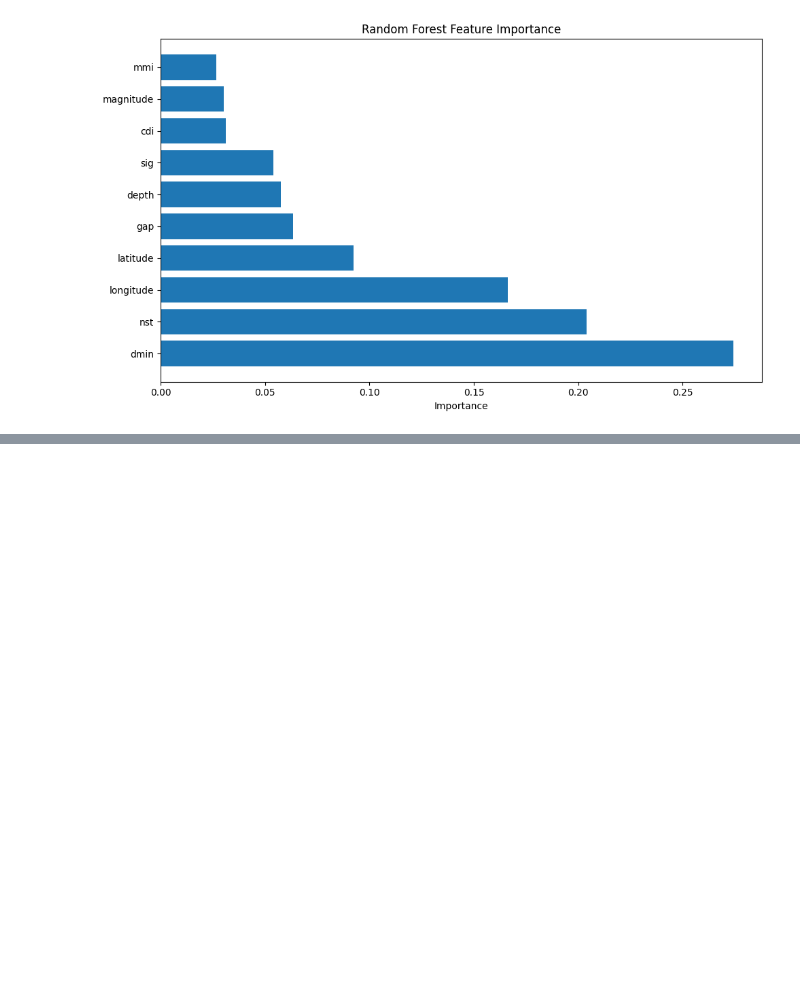
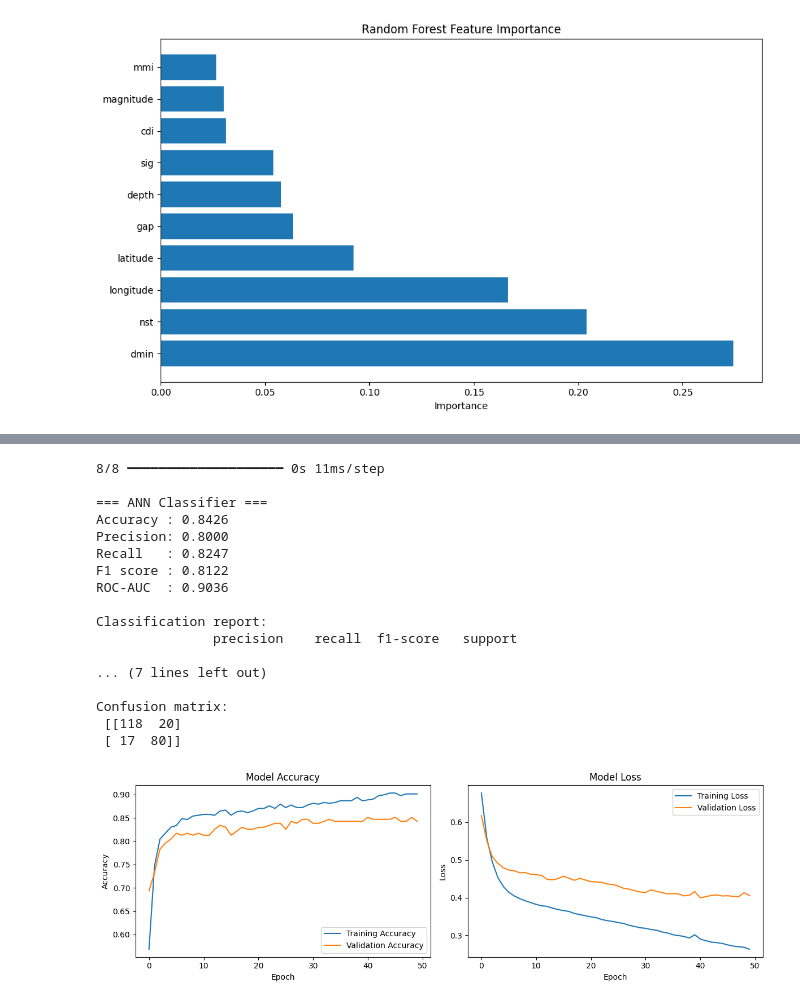
Before and after one commit to humnasul/floodDetection, a Jupyter notebook: floodDetectionModels.ipynb, the cells around one changed output, grey strips where cells are left out. Saved outputs shown, nothing was run; the diff lists cells and outputs as text; code cells hidden in the pictures; blank space fills up the shorter version.

```diff
--- a/floodDetectionModels.ipynb
+++ b/floodDetectionModels.ipynb
@@ -151,0 +258,50 @@ Classification report:
+# %%
+# Get predictions from the ANN
+y_pred_prob = model.predict(X_test_scaled)
+y_pred = (y_pred_prob > 0.5).astype(int).flatten()  # Convert probabilities to binary predictions
+
+# Evaluate the ANN model
+summarize_performance("ANN Classifier", y_test, y_pred, y_pred_prob.flatten())
+
+# Optional: Plot training history
+plt.figure(figsize=(12, 4))
+
+# Plot accuracy
+plt.subplot(1, 2, 1)
+plt.plot(history.history['accuracy'], label='Training Accuracy')
+plt.plot(history.history['val_accuracy'], label='Validation Accuracy')
+plt.title('Model Accuracy')
+plt.xlabel('Epoch')
+plt.ylabel('Accuracy')
+plt.legend()
+
+# Plot loss
+plt.subplot(1, 2, 2)
+plt.plot(history.history['loss'], label='Training Loss')
+plt.plot(history.history['val_loss'], label='Validation Loss')
+plt.title('Model Loss')
+plt.xlabel('Epoch')
+plt.ylabel('Loss')
+plt.legend()
+
+plt.tight_layout()
+plt.show()
+# %% [output]
+8/8 ━━━━━━━━━━━━━━━━━━━━ 0s 11ms/step
+
+=== ANN Classifier ===
+Accuracy : 0.8426
+Precision: 0.8000
+Recall   : 0.8247
+F1 score : 0.8122
+ROC-AUC  : 0.9036
+
+Classification report:
+               precision    recall  f1-score   support
+
+... (7 lines left out)
+
+Confusion matrix:
+ [[118  20]
+ [ 17  80]]
+[figure, added]
```
Also changed, not shown: parts of 13 cells of this notebook.
